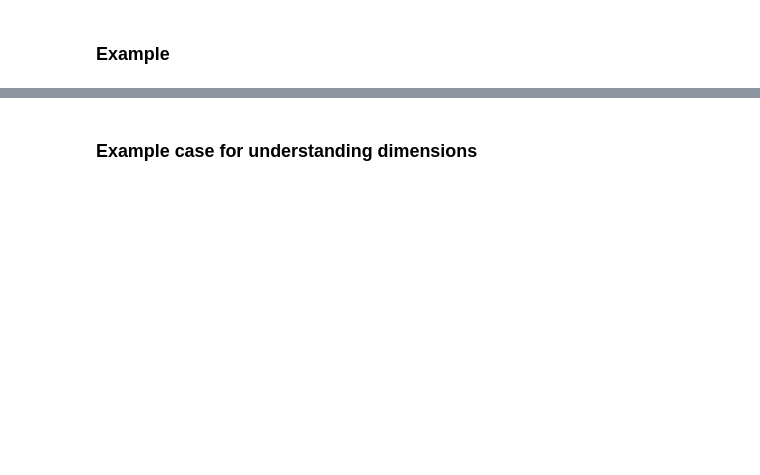
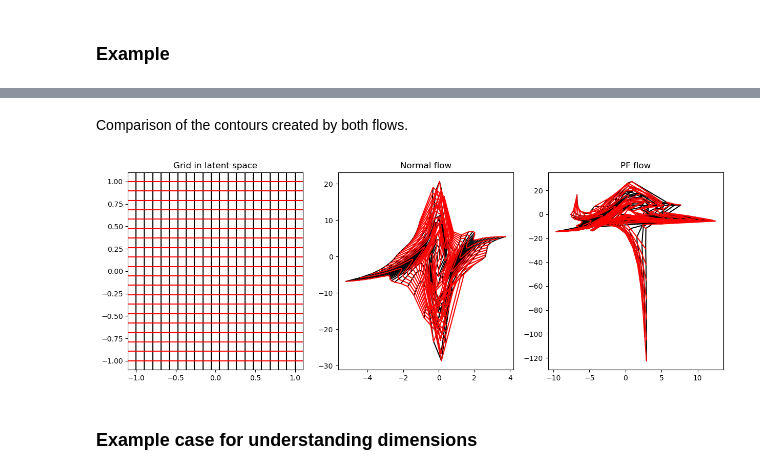
Before and after one commit to BP4769/normalizing-flows, a Jupyter notebook: notebooks/principal_manifold_flows.ipynb, the cells around one changed output, grey strips where cells are left out. Cells and saved outputs as stored; diff of their text form; code cells hidden in the pictures; blank space fills up the shorter version.

```diff
--- a/notebooks/principal_manifold_flows.ipynb
+++ b/notebooks/principal_manifold_flows.ipynb
@@ -32,3 +128,34 @@ Without validation data: 75.92913818359375
+# %% [markdown]
+Comparison of the contours created by both flows.
+# %%
+x_min, x_max = -1, 1
+y_min, y_max = -1, 1
+x_tick, y_tick = 20, 20
+grid_points = generate_grid_data([x_min, x_max], [y_min, y_max], x_tick, y_tick)
+
+# transform grid points
+transformed_grid_points_normal = normal_flow.bijection(grid_points)[0].detach().numpy()
+transformed_grid_points_PM = PM_flow.bijection(grid_points)[0].detach().numpy()
+
+# plot grid_points as grid with vertical lines being black and horizontal lines being red
+ax, fig = plt.subplots(1, 3, figsize=(15, 5))
+for i in range(x_tick):
+    fig[0].axvline(x=grid_points[i*y_tick,0], color='black')
+    fig[1].plot(transformed_grid_points_normal[i*y_tick:i*y_tick+y_tick,0], transformed_grid_points_normal[i*y_tick:i*y_tick+y_tick,1], color='black')
+    fig[2].plot(transformed_grid_points_PM[i*y_tick:i*y_tick+y_tick,0], transformed_grid_points_PM[i*y_tick:i*y_tick+y_tick,1], color='black')
+for i in range(y_tick):
+    fig[0].axhline(y=grid_points[i,1], color='red')
+    fig[1].plot(transformed_grid_points_normal[i::y_tick,0], transformed_grid_points_normal[i::y_tick,1], color='red')
+    fig[2].plot(transformed_grid_points_PM[i::y_tick,0], transformed_grid_points_PM[i::y_tick,1], color='red')
+
+# add titles
+fig[0].set_title("Grid in latent space")
+fig[1].set_title("Normal flow")
+fig[2].set_title("PF flow")
+
+plt.show()
+# %% [output]
+[figure, added]
 # %% [markdown]
 ### Example case for understanding dimensions
 # %%
```
Also changed, not shown: parts of 26 cells of this notebook, 3 other files.
